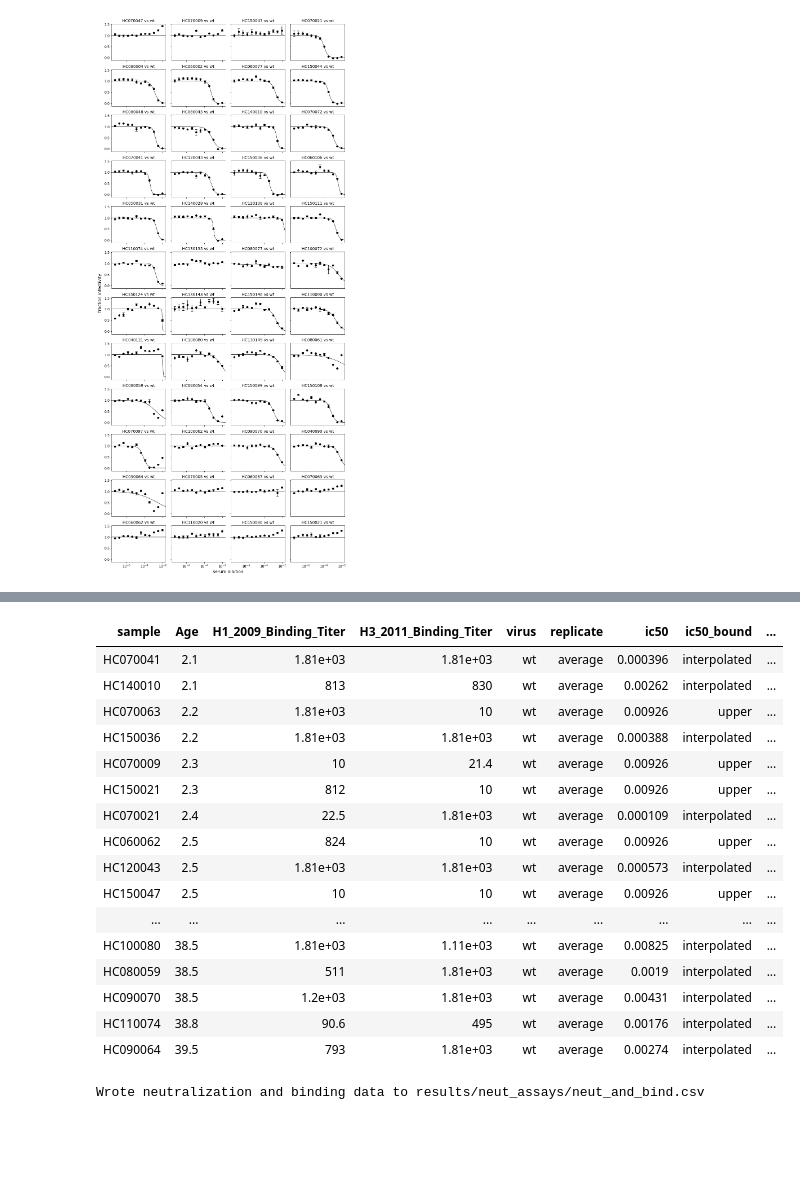
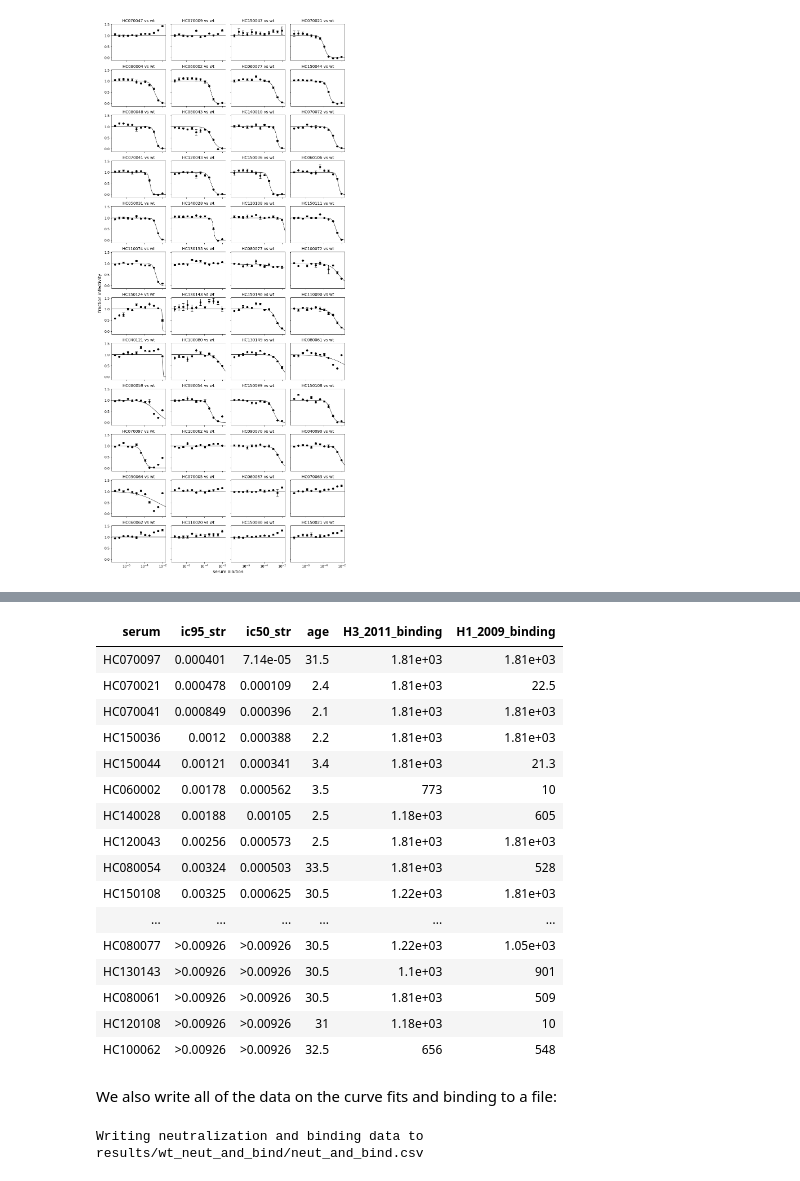
Before and after one commit to jbloomlab/map_flu_serum_Vietnam_H3_Perth2009, a Jupyter notebook: wt_neut_and_bind.ipynb, the cells around one changed output, grey strips where cells are left out. Cells and saved outputs as stored; diff of their text form; code cells hidden in the pictures; blank space fills up the shorter version.

Commit message:
organize repo, fine-tune neut vs bind analysis

```diff
--- a/analyze_neut.ipynb
+++ b/wt_neut_and_bind.ipynb
@@ -62,7 +75,7 @@ tidy data frame to get our neutralization data:
 # %%
 neutdata = []  # store all data frame, then concatenate at end
 
-for sampledict in config:
+for sampledict in neut_config:
     assert len(sampledict) == 1
     sampleset, kwargs = list(sampledict.items())[0]
     print(f"Parsing data for {sampleset}...")
@@ -71,6 +84,8 @@ for sampledict in config:
 neutdata = pd.concat(neutdata)
 print(f"Read data for {len(neutdata.groupby('serum'))} sera and "
       f"{len(neutdata.groupby(['serum', 'virus']))} serum / virus pairs.")
+
+assert neutdata['virus'].unique() == ['wt'], 'expected data only for wildtype virus'
 # %% [output]
 Parsing data for 19Feb19...
 Parsing data for 22Feb19...
@@ -137,15 +135,0 @@ Read in the serum information that has the H3 and H1 binding titers measured in
-# %%
-sera = pd.read_csv(sera_info_file)
-
-fitparams = fits.fitParams()
-
-assert set(sera['sample'] == set(fitparams['serum']))
-
-neut_and_bind = (sera
-        .merge((fitparams
-                .rename(columns={'serum': 'sample'})
-                ),
-               on='sample')
-        .assign(reciprocal_ic50=lambda x: 1 / x['ic50'])
-        .drop(columns=['group', 'sample_subset', 'nreplicates', ])
-        )
@@ -151,0 +140,4 @@ neut_and_bind = (sera
+# %%
+print(f"Reading serum information from {config['serum_info']}")
+sera = pd.read_csv(config['serum_info'])
+print(f"Read information for {len(sera)} sera.")
@@ -151,0 +149,6 @@ neut_and_bind = (sera
+# %%
+fitparams = fits.fitParams(ics=[50, 95])
+
+assert set(fitparams['serum']) <= set(sera['serum'])
+
+neut_and_bind = sera.merge(fitparams, on='serum')
@@ -152,27 +208,33 @@ neut_and_bind = (sera
 # %%
-
-display(HTML(neut_and_bind.to_html(index=False)))
+display(HTML(neut_and_bind
+             .sort_values(['ic95', 'ic50'])
+             [['serum', 'ic95_str', 'ic50_str', 'age', 'H3_2011_binding',
+               'H1_2009_binding']]
+             .to_html(index=False)
+             ))
 # %% [output]
-| sample | Age | H1_2009_Binding_Titer | H3_2011_Binding_Titer | virus | replicate | ic50 | ic50_bound | ... |
-| HC070041 | 2.1 | 1.81e+03 | 1.81e+03 | wt | average | 0.000396 | interpolated | ... |
-| HC140010 | 2.1 | 813 | 830 | wt | average | 0.00262 | interpolated | ... |
-| HC070063 | 2.2 | 1.81e+03 | 10 | wt | average | 0.00926 | upper | ... |
-| HC150036 | 2.2 | 1.81e+03 | 1.81e+03 | wt | average | 0.000388 | interpolated | ... |
-| HC070009 | 2.3 | 10 | 21.4 | wt | average | 0.00926 | upper | ... |
-| HC150021 | 2.3 | 812 | 10 | wt | average | 0.00926 | upper | ... |
-| HC070021 | 2.4 | 22.5 | 1.81e+03 | wt | average | 0.000109 | interpolated | ... |
-| HC060062 | 2.5 | 824 | 10 | wt | average | 0.00926 | upper | ... |
-| HC120043 | 2.5 | 1.81e+03 | 1.81e+03 | wt | average | 0.000573 | interpolated | ... |
-| HC150047 | 2.5 | 10 | 10 | wt | average | 0.00926 | upper | ... |
-| ... | ... | ... | ... | ... | ... | ... | ... | ... |
-| HC100080 | 38.5 | 1.81e+03 | 1.11e+03 | wt | average | 0.00825 | interpolated | ... |
-| HC080059 | 38.5 | 511 | 1.81e+03 | wt | average | 0.0019 | interpolated | ... |
-| HC090070 | 38.5 | 1.2e+03 | 1.81e+03 | wt | average | 0.00431 | interpolated | ... |
-| HC110074 | 38.8 | 90.6 | 495 | wt | average | 0.00176 | interpolated | ... |
-| HC090064 | 39.5 | 793 | 1.81e+03 | wt | average | 0.00274 | interpolated | ... |
+| serum | ic95_str | ic50_str | age | H3_2011_binding | H1_2009_binding |
+| HC070097 | 0.000401 | 7.14e-05 | 31.5 | 1.81e+03 | 1.81e+03 |
+| HC070021 | 0.000478 | 0.000109 | 2.4 | 1.81e+03 | 22.5 |
+| HC070041 | 0.000849 | 0.000396 | 2.1 | 1.81e+03 | 1.81e+03 |
+| HC150036 | 0.0012 | 0.000388 | 2.2 | 1.81e+03 | 1.81e+03 |
+| HC150044 | 0.00121 | 0.000341 | 3.4 | 1.81e+03 | 21.3 |
+| HC060002 | 0.00178 | 0.000562 | 3.5 | 773 | 10 |
+| HC140028 | 0.00188 | 0.00105 | 2.5 | 1.18e+03 | 605 |
+| HC120043 | 0.00256 | 0.000573 | 2.5 | 1.81e+03 | 1.81e+03 |
+| HC080054 | 0.00324 | 0.000503 | 33.5 | 1.81e+03 | 528 |
+| HC150108 | 0.00325 | 0.000625 | 30.5 | 1.22e+03 | 1.81e+03 |
+| ... | ... | ... | ... | ... | ... |
+| HC080077 | >0.00926 | >0.00926 | 30.5 | 1.22e+03 | 1.05e+03 |
+| HC130143 | >0.00926 | >0.00926 | 30.5 | 1.1e+03 | 901 |
+| HC080061 | >0.00926 | >0.00926 | 30.5 | 1.81e+03 | 509 |
+| HC120108 | >0.00926 | >0.00926 | 31 | 1.18e+03 | 10 |
+| HC100062 | >0.00926 | >0.00926 | 32.5 | 656 | 548 |
+# %% [markdown]
+We also write all of the data on the curve fits and binding to a file:
 # %%
 neut_and_bind_file = os.path.join(outdir, 'neut_and_bind.csv')
-neut_and_bind.to_csv(neut_and_bind_file, index=False)
-print(f"Wrote neutralization and binding data to {neut_and_bind_file}")
+print(f"Writing neutralization and binding data to {neut_and_bind_file}")
+neut_and_bind.to_csv(neut_and_bind_file)
 # %% [output]
-Wrote neutralization and binding data to results/neut_assays/neut_and_bind.csv
+Writing neutralization and binding data to results/wt_neut_and_bind/neut_and_bind.csv
```
Also changed, not shown: parts of 38 cells of this notebook, 12 other files.
